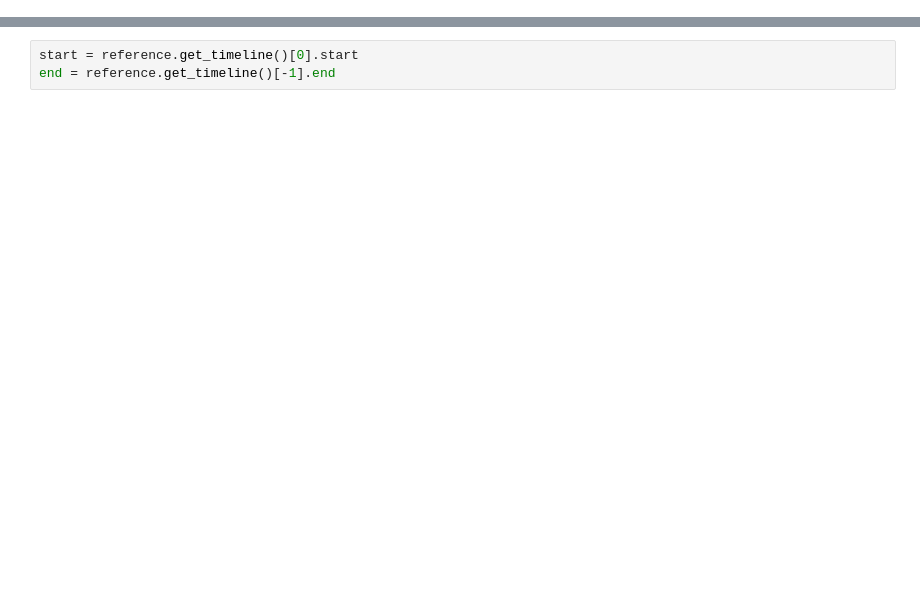
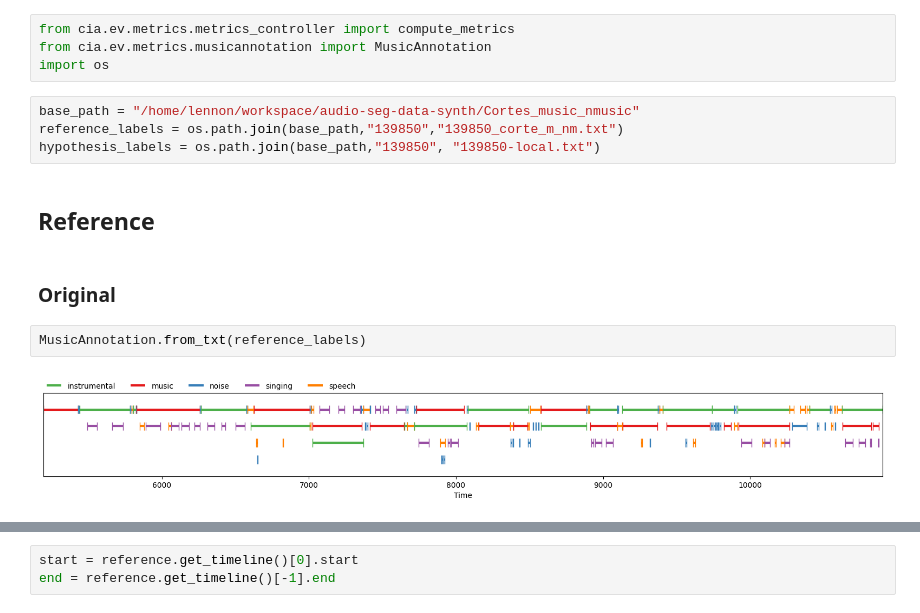
Before and after one commit to silvadirceu/audio-seg-data-synth, a Jupyter notebook: models/metrics.ipynb, the cells around one changed output, grey strips where cells are left out. Saved outputs shown, nothing was run; the diff lists cells and outputs as text; blank space fills up the shorter version.

```diff
--- a/models/metrics.ipynb
+++ b/models/metrics.ipynb
@@ -78 +1,17 @@ Annotation.from_txt = from_txt
+# %%
+from cia.ev.metrics.metrics_controller import compute_metrics
+from cia.ev.metrics.musicannotation import MusicAnnotation
+import os
+# %%
+base_path = "/home/lennon/workspace/audio-seg-data-synth/Cortes_music_nmusic"
+reference_labels = os.path.join(base_path,"139850","139850_corte_m_nm.txt")
+hypothesis_labels = os.path.join(base_path,"139850", "139850-local.txt")
+# %% [markdown]
+## Reference
+# %% [markdown]
+### Original
+# %%
+MusicAnnotation.from_txt(reference_labels)
+# %% [output]
+[figure, added]
 # %%
```
Also changed, not shown: parts of 18 cells of this notebook, 16 other files.
